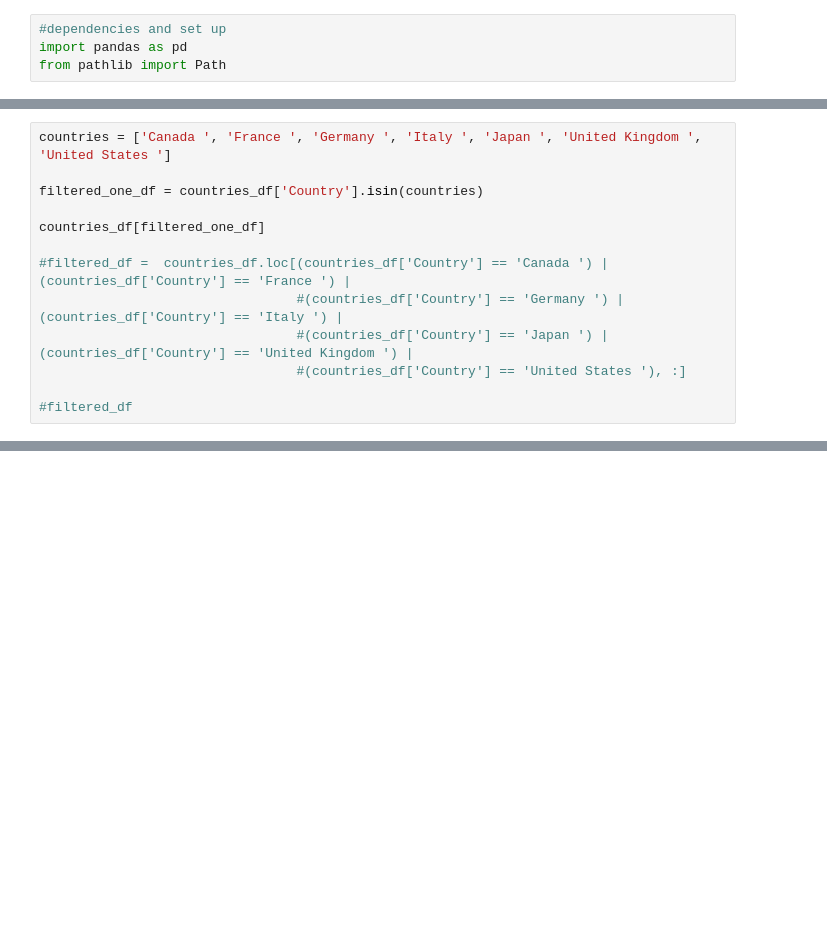
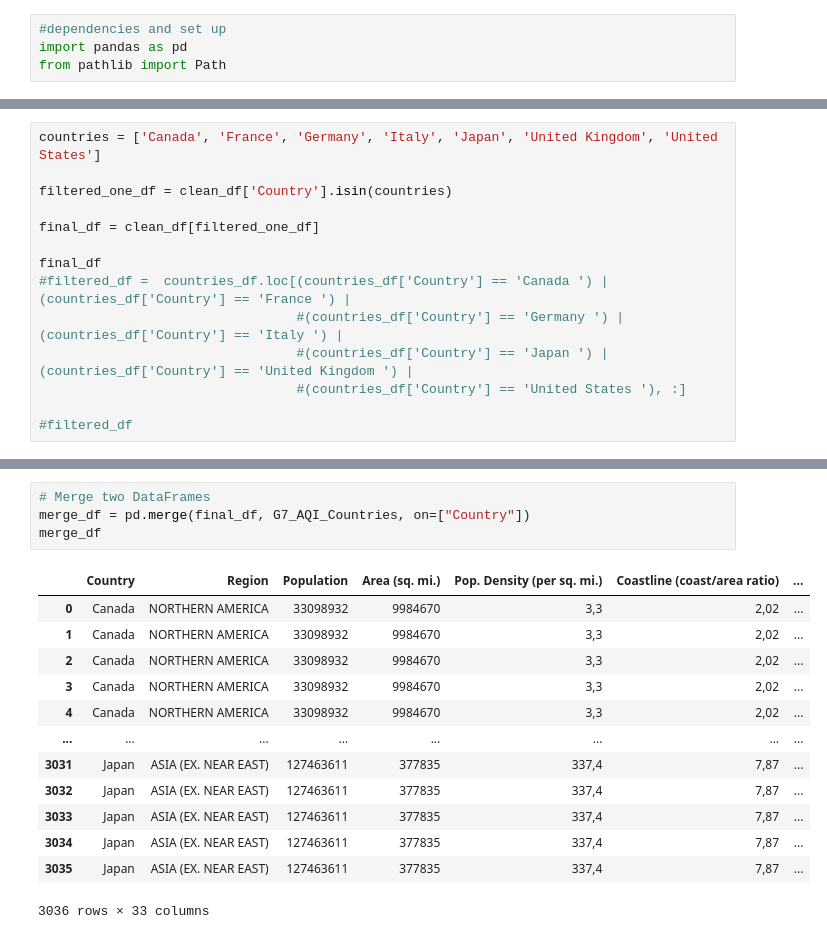
Before and after one commit to cmswart/project-3, a Jupyter notebook: countries.ipynb, the cells around one changed output, grey strips where cells are left out. Saved outputs shown, nothing was run; the diff lists cells and outputs as text; blank space fills up the shorter version.

```diff
--- a/countries.ipynb
+++ b/countries.ipynb
@@ -18,10 +44,11 @@ countries_df.head()
 # %%
-countries = ['Canada ', 'France ', 'Germany ', 'Italy ', 'Japan ', 'United Kingdom ', 'United States ']
+countries = ['Canada', 'France', 'Germany', 'Italy', 'Japan', 'United Kingdom', 'United States']
 
-filtered_one_df = countries_df['Country'].isin(countries)
+filtered_one_df = clean_df['Country'].isin(countries)
 
-countries_df[filtered_one_df]
+final_df = clean_df[filtered_one_df]
 
+final_df
 #filtered_df =  countries_df.loc[(countries_df['Country'] == 'Canada ') | (countries_df['Country'] == 'France ') |
                                  #(countries_df['Country'] == 'Germany ') | (countries_df['Country'] == 'Italy ') |
                                  #(countries_df['Country'] == 'Japan ') | (countries_df['Country'] == 'United Kingdom ') |
@@ -39,0 +108,18 @@ countries_df[filtered_one_df]
+# %%
+# Merge two DataFrames
+merge_df = pd.merge(final_df, G7_AQI_Countries, on=["Country"])
+merge_df
+# %% [output]
+|  | Country | Region | Population | Area (sq. mi.) | Pop. Density (per sq. mi.) | Coastline (coast/area ratio) | ... |
+| 0 | Canada | NORTHERN AMERICA | 33098932 | 9984670 | 3,3 | 2,02 | ... |
+| 1 | Canada | NORTHERN AMERICA | 33098932 | 9984670 | 3,3 | 2,02 | ... |
+| 2 | Canada | NORTHERN AMERICA | 33098932 | 9984670 | 3,3 | 2,02 | ... |
+| 3 | Canada | NORTHERN AMERICA | 33098932 | 9984670 | 3,3 | 2,02 | ... |
+| 4 | Canada | NORTHERN AMERICA | 33098932 | 9984670 | 3,3 | 2,02 | ... |
+| ... | ... | ... | ... | ... | ... | ... | ... |
+| 3031 | Japan | ASIA (EX. NEAR EAST) | 127463611 | 377835 | 337,4 | 7,87 | ... |
+| 3032 | Japan | ASIA (EX. NEAR EAST) | 127463611 | 377835 | 337,4 | 7,87 | ... |
+| 3033 | Japan | ASIA (EX. NEAR EAST) | 127463611 | 377835 | 337,4 | 7,87 | ... |
+| 3034 | Japan | ASIA (EX. NEAR EAST) | 127463611 | 377835 | 337,4 | 7,87 | ... |
+| 3035 | Japan | ASIA (EX. NEAR EAST) | 127463611 | 377835 | 337,4 | 7,87 | ... |
+3036 rows × 33 columns
```
Also changed, not shown: parts of 3 cells of this notebook.
